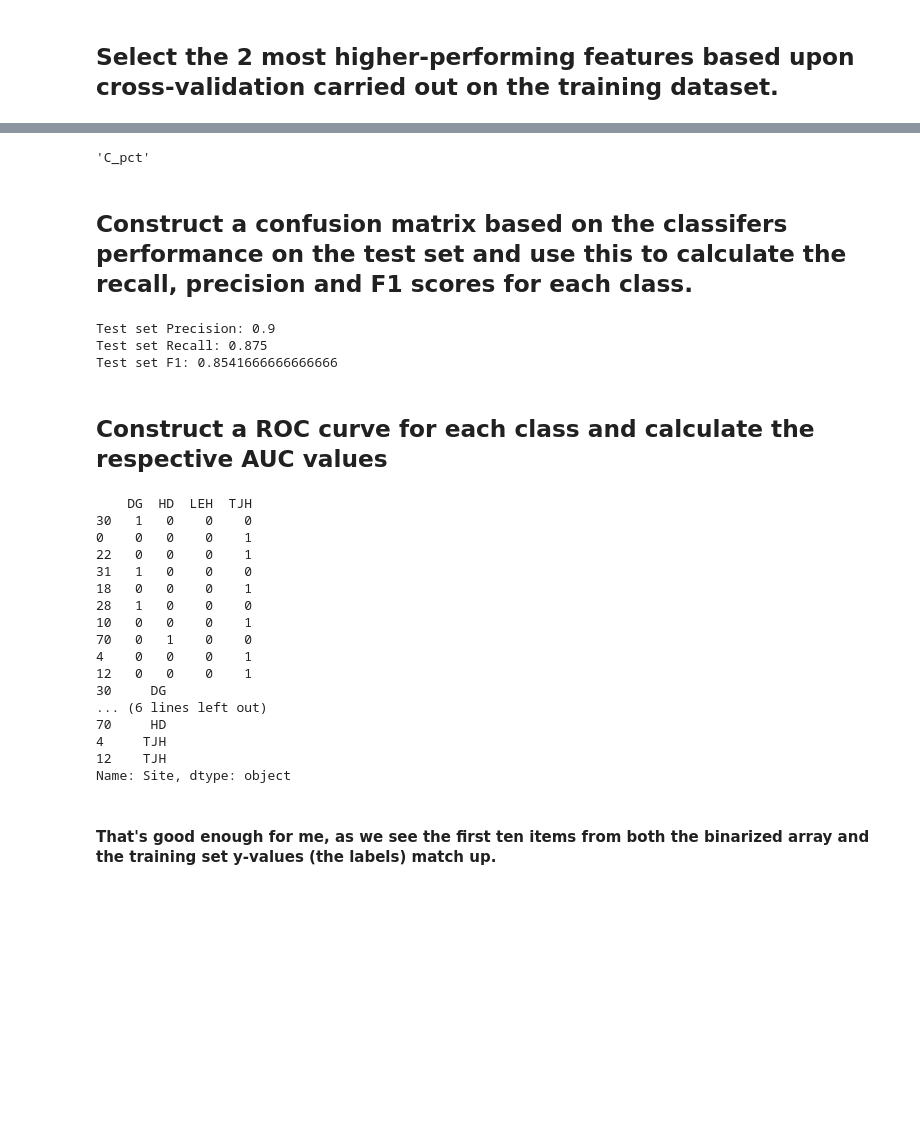
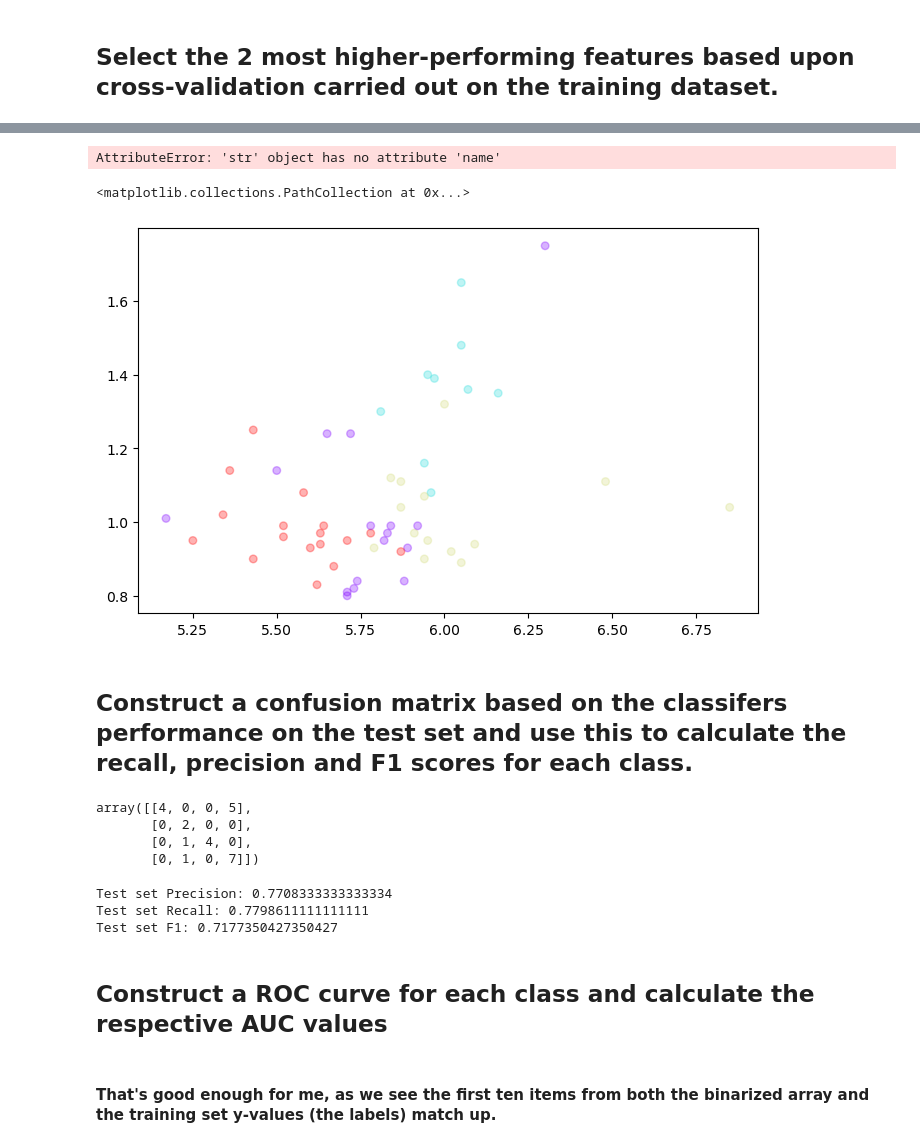
Before and after one commit to Mokoto-K/COSC102-assignment-2, a Jupyter notebook: assignment-2.ipynb, the cells around one changed output, grey strips where cells are left out. Cells and saved outputs as stored; diff of their text form; code cells hidden in the pictures; blank space fills up the shorter version.

```diff
--- a/assignment-2.ipynb
+++ b/assignment-2.ipynb
@@ -72,0 +79,13 @@ straight forward and will therefore cut out alot of the thinking. So without was
+# %%
+# We create a subset of our dataset that only contains our site column aka our label values
+sites = plants[["Site"]]
+
+# Create our encoder
+encoder = OrdinalEncoder()
+
+# fit our encoder with our labels
+sites_encoded = encoder.fit_transform(sites)
+
+# quick check of our encoded data to make sure it worked
+# sites_encoded
+encoder.categories_
@@ -191,9 +205,16 @@ First Feature: 9, Second feature: 16
 First Feature: 15, Second feature: 16
 # %%
 # Perhaps use an index to print out feautre columns names
-plants.columns[15]
+print(f"best_f1 column {plants.columns[best_f1]}, ")
 # %% [output]
-'C_pct'
+AttributeError: 'str' object has no attribute 'name'
+# %%
+# Plot out the results from our one v one cross validation of our data.
+fig, ax = plt.subplots(figsize=(8,5))
+ax.scatter(X_train[:,best_f1], X_train[:,best_f2], c=y_train, cmap='rainbow', alpha=0.3, s=30)
+# %% [output]
+<matplotlib.collections.PathCollection at 0x...>
+[figure, added]
 # %% [markdown]
 ## Construct a confusion matrix based on the classifers performance on the test set and use this to calculate the recall, precision and F1 scores for each class.
 # %%
@@ -204,13 +226,20 @@ scale_data(X_test)
 y_test_processed = classifier_of_choice.predict(X_test[:,[best_f1, best_f2]])
 c = confusion_matrix(y_test, y_test_processed)
 
-print(f"Test set Precision: {precision_score(y_test, y_test_processed, average='macro', zero_division=False)}")
-print(f"Test set Recall: {recall_score(y_test, y_test_processed, average='macro')}")
-print(f"Test set F1: {f1_score(y_test, y_test_processed, average='macro')}")
+c
 # %% [output]
-Test set Precision: 0.9
-Test set Recall: 0.875
-Test set F1: 0.8541666666666666
+array([[4, 0, 0, 5],
+       [0, 2, 0, 0],
+       [0, 1, 4, 0],
+       [0, 1, 0, 7]])
+# %%
+print(f"Test set Precision: {precision_score(y_test, y_test_processed, average='macro', zero_division=False)}")
+print(f"Test set Recall: {recall_score(y_test, y_test_processed, average='macro')}")
+print(f"Test set F1: {f1_score(y_test, y_test_processed, average='macro')}")
+# %% [output]
+Test set Precision: 0.7708333333333334
+Test set Recall: 0.7798611111111111
+Test set F1: 0.7177350427350427
 # %% [markdown]
 ## Construct a ROC curve for each class and calculate the respective AUC values
 # %%
@@ -224,31 +253,13 @@ y_scores = classifier_of_choice.predict_proba(X_test[:, [best_f1,best_f2]])
 # y_scores = cross_val_predict(classifier_of_choice, X_test, y_test, cv=3, method="decision_function")
 # %%
 # This is a mystery... as in when the classes are in this order... godlike, otherwise, trash... i need to know why this is
-y_test_bin = label_binarize(y_test, classes=["DG", "HD", "LEH", "TJH"])
+y_test_bin = label_binarize(y_test, classes=[0.,1.,2.,3.])
 
 # This converts our binarize array back into a pandas dataframe, we will use this to confirm we got our classes lined up
 # correctly with our label binarizer
-y = pd.DataFrame(y_test_bin, index=y_test.index, columns=["DG", "HD", "LEH", "TJH"])
-print(y.head(10))
-print(y_test.head(10))
+# y = pd.DataFrame(y_test_bin, index=y.index, columns=["DG", "HD", "LEH", "TJH"])
+# print(y.head(10))
+# print(y_test.head(10))
-# %% [output]
-    DG  HD  LEH  TJH
-30   1   0    0    0
-0    0   0    0    1
-22   0   0    0    1
-31   1   0    0    0
-18   0   0    0    1
-28   1   0    0    0
-10   0   0    0    1
-70   0   1    0    0
-4    0   0    0    1
-12   0   0    0    1
-30     DG
-... (6 lines left out)
-70     HD
-4     TJH
-12    TJH
-Name: Site, dtype: object
 # %% [markdown]
 #### That's good enough for me, as we see the first ten items from both the binarized array and the training set y-values (the labels) match up.
 # %%
```
Also changed, not shown: parts of 15 cells of this notebook.
